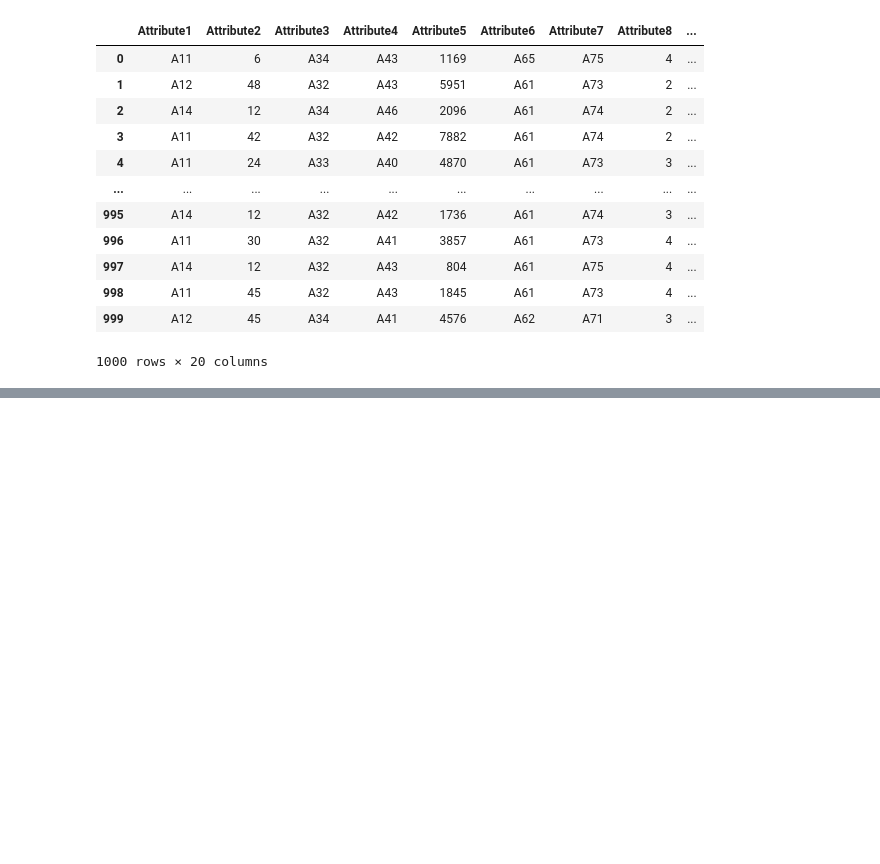
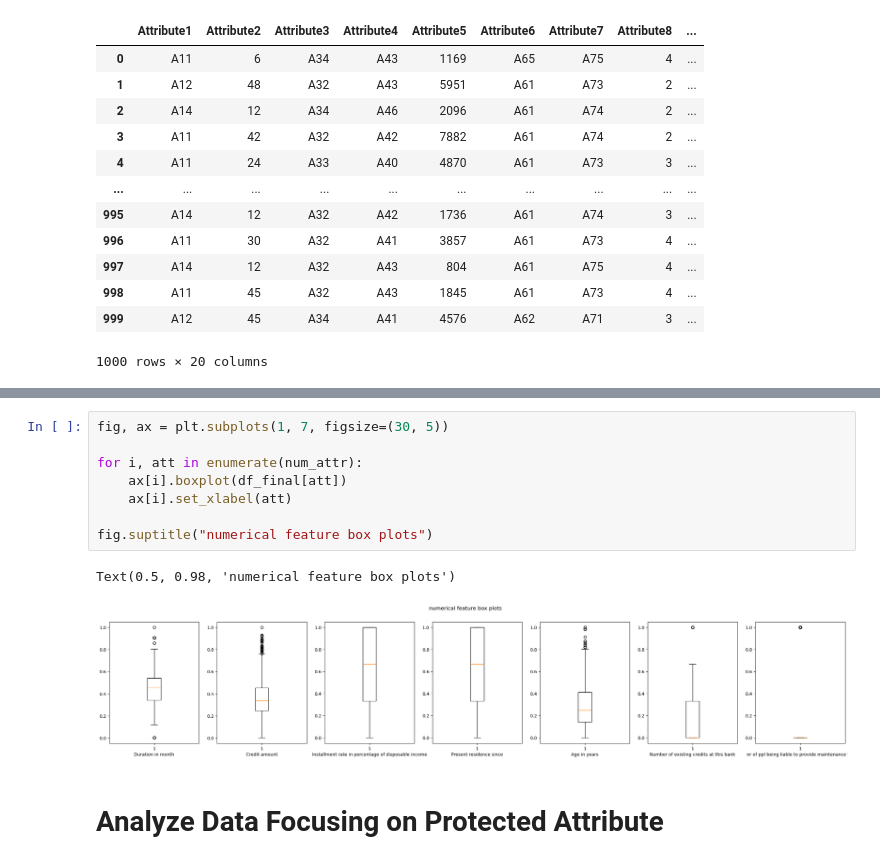
Before and after one commit to WiiLife/XAI_project, a Jupyter notebook: XAI_final_project.ipynb, the cells around one changed output, grey strips where cells are left out. Cells and saved outputs as stored; diff of their text form; blank space fills up the shorter version.

```diff
--- a/XAI_final_project.ipynb
+++ b/XAI_final_project.ipynb
@@ -49,0 +223,13 @@ X
+# %%
+fig, ax = plt.subplots(1, 7, figsize=(30, 5))
+
+for i, att in enumerate(num_attr):
+    ax[i].boxplot(df_final[att])
+    ax[i].set_xlabel(att)
+
+fig.suptitle("numerical feature box plots")
+# %% [output]
+Text(0.5, 0.98, 'numerical feature box plots')
+[figure, added]
+# %% [markdown]
+# Analyze Data Focusing on Protected Attribute
```
Also changed, not shown: parts of 46 cells of this notebook.
